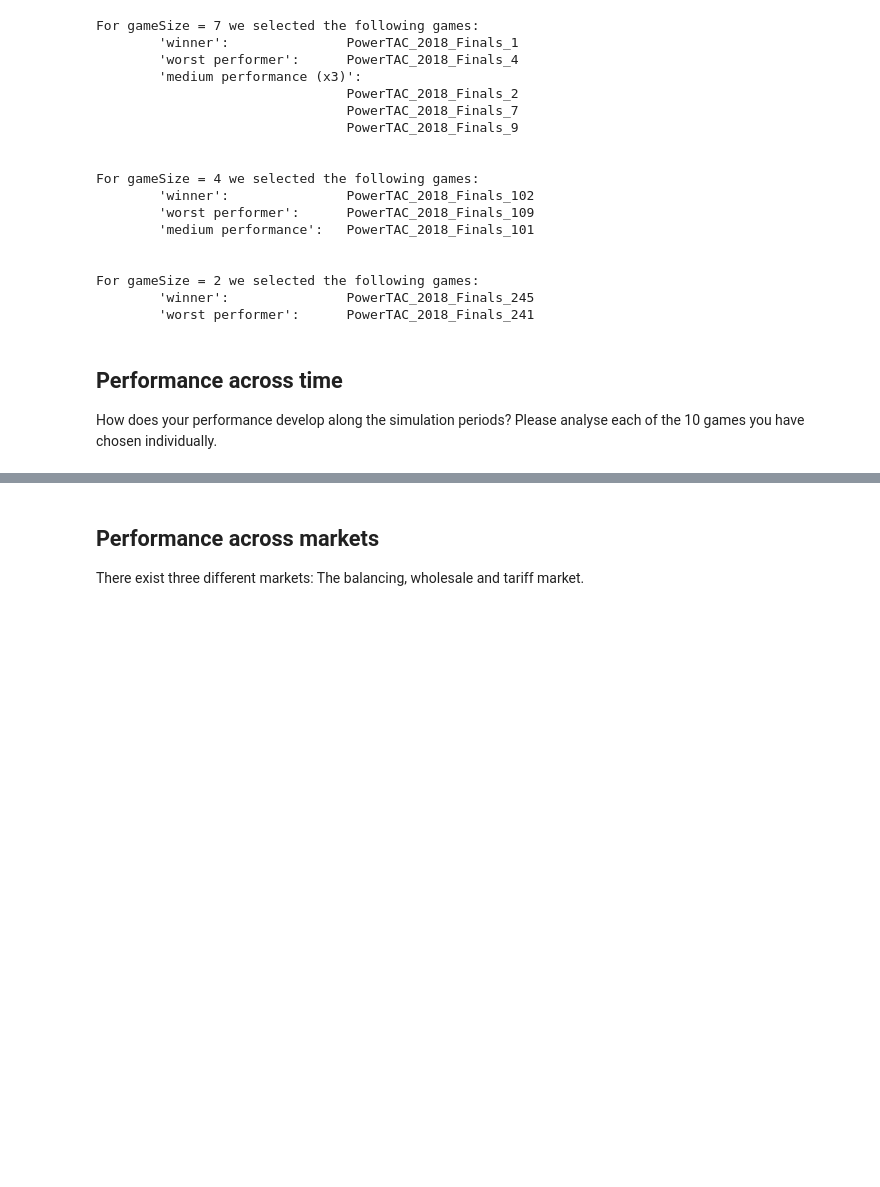
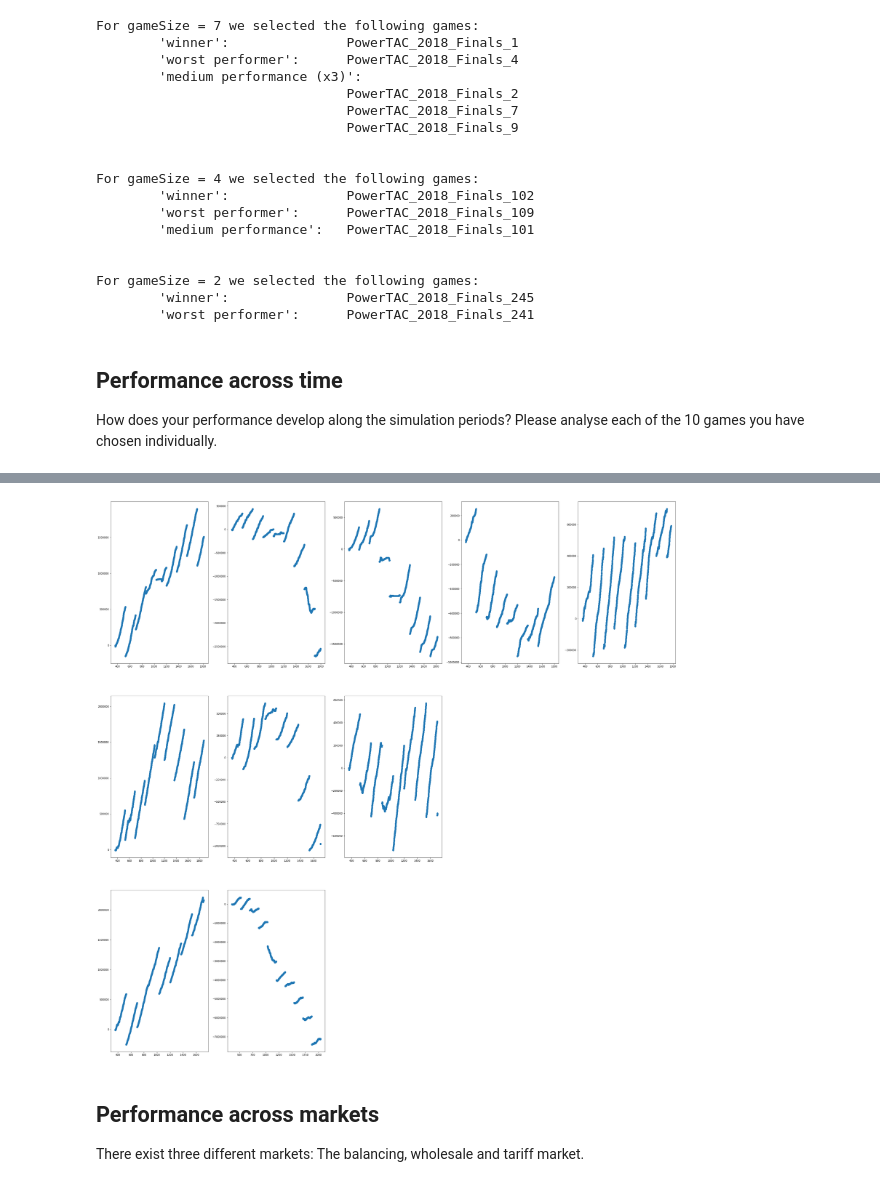
Before and after one commit to G4mble/AAA_IndividualAssignment, a Jupyter notebook: 01_code/Task_Description.ipynb, the cells around one changed output, grey strips where cells are left out. Drawn from its saved outputs; the diff is of its cells as text; code cells hidden in the pictures; blank space fills up the shorter version.

Commit message:
-- first iteration of performanceOverTime -- added new data

```diff
--- a/01_code/Task_Description.ipynb
+++ b/01_code/Task_Description.ipynb
@@ -668,3 +658,58 @@ Please analyse each of the 10 games you have chosen individually.
+# %%
+import pandas as pd
+import matplotlib.pyplot as plt
+
+listOfGameIds = ["1", "4", "2", "7", "9", "102", "109", "101", "245", "241"]
+
+# read data to dictionaries identified by gameId // only store data for broker Bunnie
+dict_data_brokerImbalanceCosts = {}
+dict_data_brokerAccounting = {}
+for gameId in listOfGameIds:
+    fullImbalanceData = pd.read_csv("../00_data/PowerTAC_2018_Finals_%s_BrokerImbalanceCost.csv"%(gameId), sep=";", decimal=".")
+    dict_data_brokerImbalanceCosts[gameId] = fullImbalanceData[(fullImbalanceData.broker == "Bunnie")]
+    fullAccountingData = pd.read_csv("../00_data/PowerTAC_2018_Finals_%s_BrokerAccounting.csv"%(gameId), sep=";", decimal=",")
+    dict_data_brokerAccounting[gameId] = fullAccountingData[(fullAccountingData.broker == "Bunnie")]
+# %%
+listOfGameIds_gameSize_7 = ["1", "4", "2", "7", "9"]
+listOfGameIds_gameSize_4 = ["102", "109", "101"]
+listOfGameIds_gameSize_2 = ["245", "241"]
+
+f, (ax1, ax2, ax3) = plt.subplots(3, 5, figsize=(40, 40))
+
+# delete empty axes
+f.delaxes(ax2[3])
+f.delaxes(ax2[4])
+f.delaxes(ax3[2])
+f.delaxes(ax3[3])
+f.delaxes(ax3[4])
+
+y_parameter = "cash"
+
+i = 0
+for gameId_7 in listOfGameIds_gameSize_7:
+    data = dict_data_brokerAccounting[gameId_7]
+    x = data["ts"]
+    y = data[y_parameter]
+    ax1[i].scatter(x, y)
+    i += 1
+
+j = 0
+for gameId_4 in listOfGameIds_gameSize_4:
+    data = dict_data_brokerAccounting[gameId_4]
+    x = data["ts"]
+    y = data[y_parameter]
+    ax2[j].scatter(x, y)
+    j += 1
+
+k = 0
+for gameId_2 in listOfGameIds_gameSize_2:
+    data = dict_data_brokerAccounting[gameId_2]
+    x = data["ts"]
+    y = data[y_parameter]
+    ax3[k].scatter(x, y)
+    k += 1
+# %% [output]
+[figure, added]
 # %% [markdown]
 ## Performance across markets
 There exist three different markets: The balancing, wholesale and tariff market.
```
Also changed, not shown: parts of 3 cells of this notebook, 18 other files.
